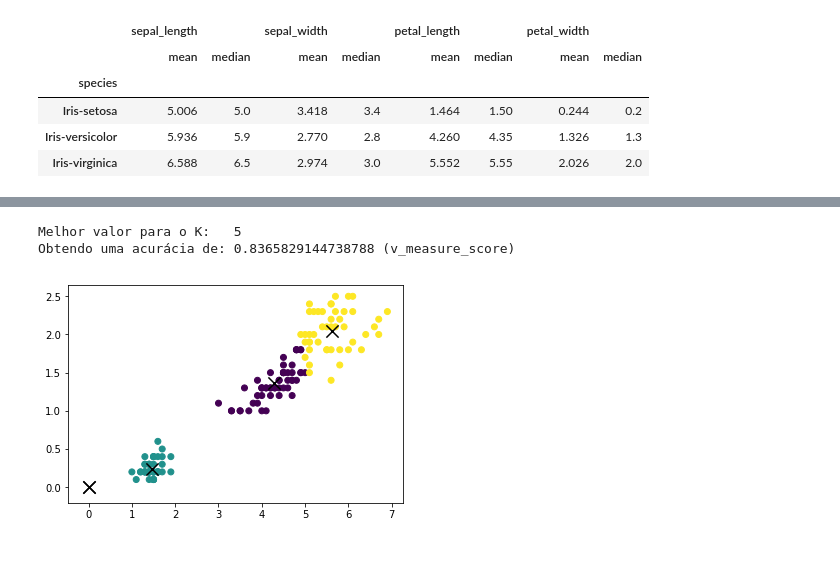
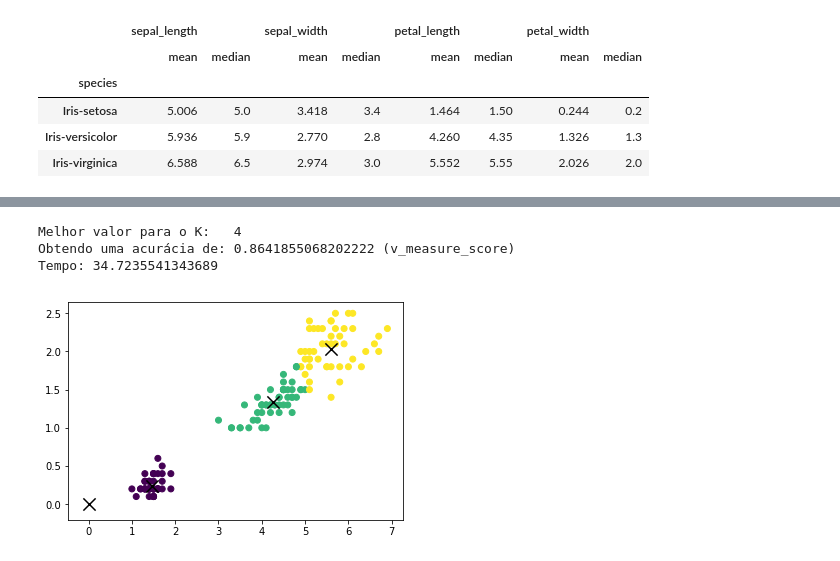
Before and after one commit to GrayJack/Bisect-K-Means, a Jupyter notebook: src/K-means-eric.ipynb, the cells around one changed output, grey strips where cells are left out. Saved outputs shown, nothing was run; the diff lists cells and outputs as text; code cells hidden in the pictures.

```diff
--- a/src/K-means-eric.ipynb
+++ b/src/K-means-eric.ipynb
@@ -52,8 +53,8 @@ def plotter(doc, ks, label):
 def euclidianDistance(p1, p2):
     return math.sqrt( (p1[0] - p2[0])**2 + (p1[1] - p2[1])**2 )
 # %%
-def goCondition(old_centroids, curr_centroids, itter):
-    if itter >= MAX_ITER: return False
+def goCondition(old_centroids, curr_centroids, itter, iter_times):
+    if itter >= iter_times: return False
 
     ctd = 0
     for old_centroid,curr_centroid in zip(old_centroids,curr_centroids):
@@ -127,28 +130,33 @@ def kmeans(list_x, list_y, k=1, iter_times=100000, distFunction=euclidianDistanc
 # %%
 MAX_ITER = 15
 document = zip(data.petal_length, data.petal_width)
 
 best_accuracy = -1
 best_centr = None
 y_pred = []
 best_label = []
 best_k = 0
 
-for K in range(1, 50):
-    y_pred, centroids = kmeans(data.petal_length, data.petal_width, k=K, iter_times=MAX_ITER, distFunction=euclidianDistance)
+inicio = time()
+for i in range(30):
+    for K in range(1, 50):
+        y_pred, centroids = kmeans(data.petal_length, data.petal_width, k=50, iter_times=MAX_ITER, distFunction=euclidianDistance)
 
-#     accuracy = metrics.adjusted_rand_score(y_true, y_pred)
-    accuracy = metrics.v_measure_score(y_true, y_pred)
+    #     accuracy = metrics.adjusted_rand_score(y_true, y_pred)
+        accuracy = metrics.v_measure_score(y_true, y_pred)
 
-    if accuracy >= best_accuracy:
-        best_accuracy = accuracy
-        best_centr = centroids
-        best_k = K
-        best_label = y_pred
+        if accuracy >= best_accuracy:
+            best_accuracy = accuracy
+            best_centr = centroids
+            best_k = K
+            best_label = y_pred
 
-print(f"Melhor valor para o K:   {best_k}\nObtendo uma acurácia de: {best_accuracy} (v_measure_score) \n")
+final = time()
+
+print(f"Melhor valor para o K:   {best_k}\nObtendo uma acurácia de: {best_accuracy} (v_measure_score) \nTempo: {final-inicio}")
 plotter(document, best_centr, best_label)
 # %% [output]
-Melhor valor para o K:   5
-Obtendo uma acurácia de: 0.8365829144738788 (v_measure_score)
+Melhor valor para o K:   4
+Obtendo uma acurácia de: 0.8641855068202222 (v_measure_score)
+Tempo: 34.7235541343689
-[figure, old version]
+[figure, new version]
```
Also changed, not shown: parts of 3 cells of this notebook, 1 other file.
